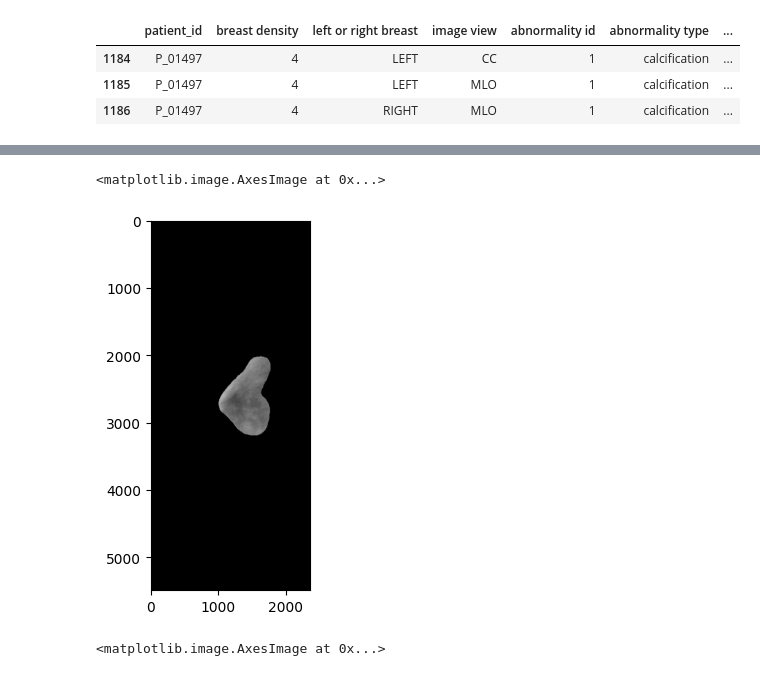
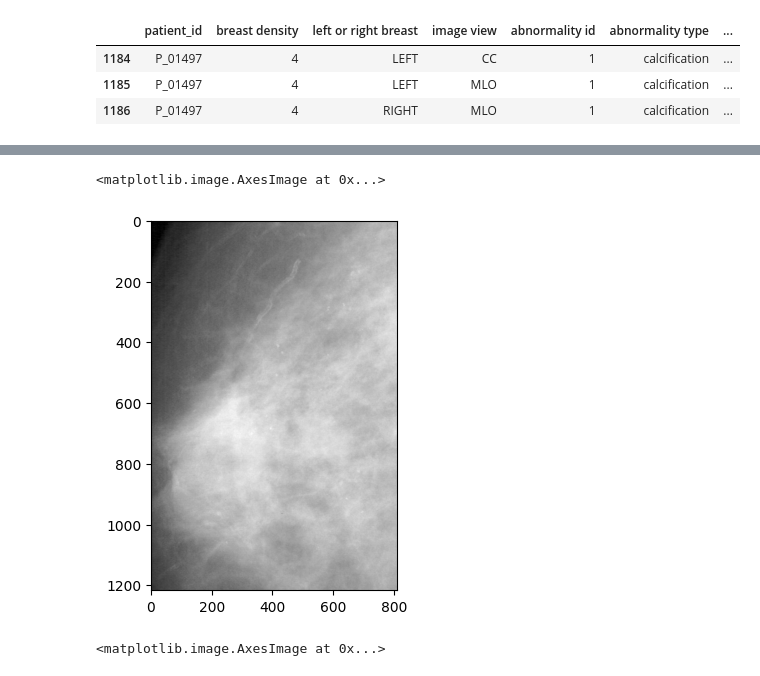
Before and after one commit to RuthJoanna0613/breast_cancer_image_processing, a Jupyter notebook: jupyter/explore_calc_dataset.ipynb, the cells around one changed output, grey strips where cells are left out. Drawn from its saved outputs; the diff is of its cells as text; code cells hidden in the pictures.

```diff
--- a/jupyter/explore_calc_dataset.ipynb
+++ b/jupyter/explore_calc_dataset.ipynb
@@ -75,9 +193,9 @@ array([['CBIS-DDSM/jpeg/1.3.6.1.4.1.9590.100.1.2.3505460387126240384084330820839
 # %%
-im = cv2.imread('../dataset/jpeg/1.3.6.1.4.1.9590.100.1.2.350546038712624038408433082083902639722/1-106.jpg')
-plt.imshow(im*roi)
+im = cv2.imread('../dataset/jpeg/1.3.6.1.4.1.9590.100.1.2.411833492612373627114350673042828631265/1-003.jpg')
+plt.imshow(im)
 # %% [output]
 <matplotlib.image.AxesImage at 0x...>
-[figure, old version]
+[figure, new version]
 # %%
 im
 # %%
```
Also changed, not shown: parts of 20 cells of this notebook, 6 other files.
